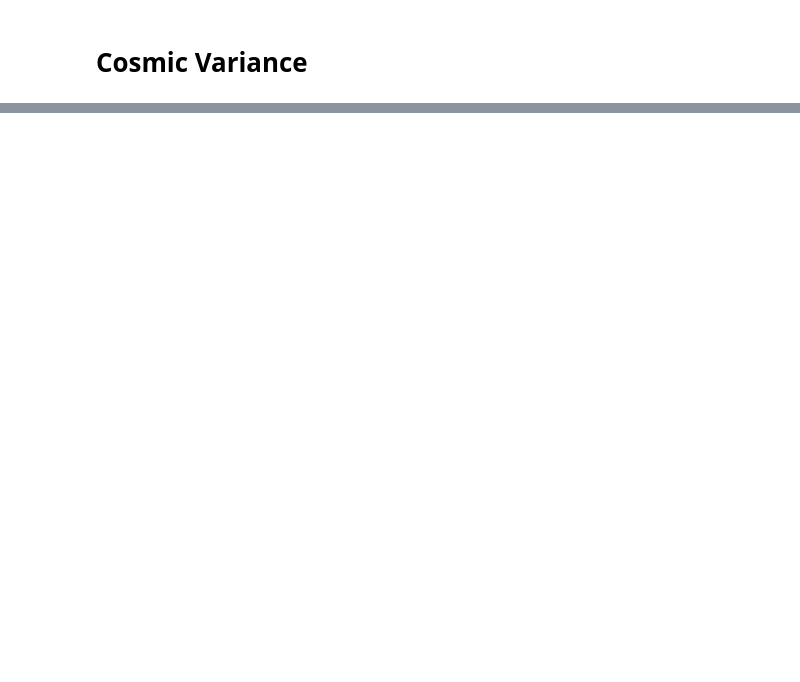
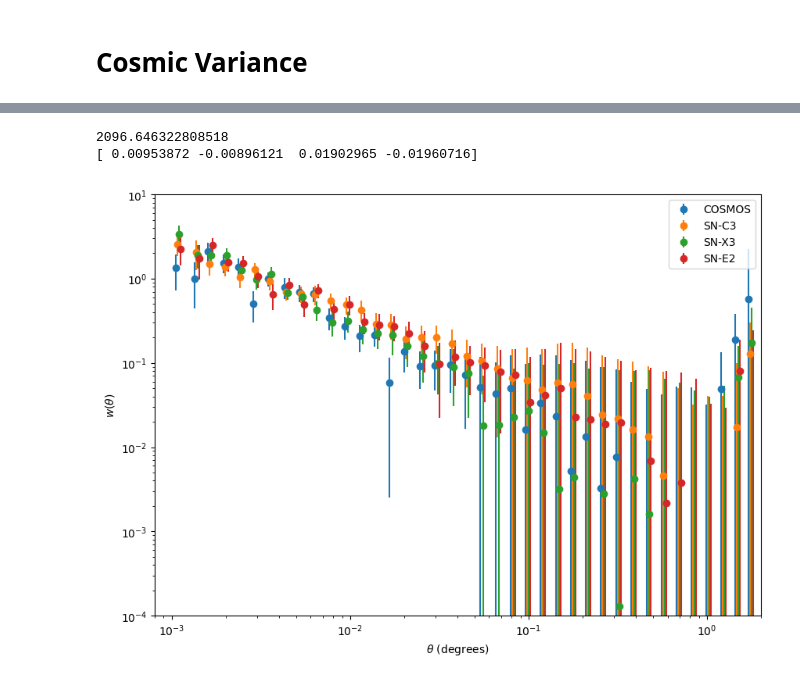
Before and after one commit to OtiliaIrina/Master_Thesis, a Jupyter notebook: Cosmic_Variance.ipynb, the cells around one changed output, grey strips where cells are left out. Saved outputs shown, nothing was run; the diff lists cells and outputs as text; code cells hidden in the pictures; blank space fills up the shorter version.

```diff
--- a/Cosmic_Variance.ipynb
+++ b/Cosmic_Variance.ipynb
@@ -88,0 +63,23 @@ Table length=329473
+# %%
+def get_w(cat, randoms):
+    data = treecorr.Catalog(ra=cat['ra'],dec=cat['dec'],
+                        ra_units='degrees', dec_units='degrees', npatch=50)
+    rand = treecorr.Catalog(ra=randoms['ra'],dec=randoms['dec'],
+                        ra_units='degrees', dec_units='degrees')
+
+    dd = treecorr.NNCorrelation(min_sep=0.001, max_sep=2., bin_size=0.2, sep_units='degrees', var_method='bootstrap')
+    #var_method='jackknife')
+    rr = treecorr.NNCorrelation(min_sep=0.001, max_sep=2., bin_size=0.2, sep_units='degrees')
+    dd.process(data)
+    rr.process(rand)
+    theta = np.exp(dd.meanlogr)
+    #print(dd[0],rr[0])
+
+    dr = treecorr.NNCorrelation(min_sep=0.001, max_sep=2., bin_size=0.2, sep_units='degrees')
+    dr.process(data, rand)
+
+    w, varw = dd.calculateXi(rr=rr, dr=dr)
+    #w.append(w_)
+    #varw.append(varw_)
+
+    return w, varw, theta, rr
@@ -88,0 +143,30 @@ Table length=329473
+# %%
+
+print(np.average(nobj/areas))
+nav = np.average(nobj/areas)
+
+# need the bias to get the overdensity
+b = 1.7
+del_b = ((nobj/areas)/nav - 1) / b
+print(del_b)
+# %% [output]
+2096.646322808518
+[ 0.00953872 -0.00896121  0.01902965 -0.01960716]
+# %%
+fig = plt.figure(figsize=[10,7])
+ax = fig.add_subplot(111)
+for i in range(4):
+    ax.errorbar(theta*(0.98+0.02*i), w[i], yerr=np.sqrt(varw[i]), fmt='o', label=names[i])
+#ax.errorbar(theta, w, yerr=varw, fmt='.', capsize=6, color='r')
+#ax.plot(theta, a_best*(theta)**-0.8,'k:')
+ax.set_xlabel(r'$\theta$ (degrees)')
+ax.set_ylabel(r'$w(\theta)$')
+ax.set_xscale('log')
+ax.set_yscale('log')
+ax.set_ylim([1e-4,10.])
+ax.set_xlim([8e-4,2.])
+ax.legend()
+#plt.savefig("Weird_X3_clustering.png")
+plt.show()
+# %% [output]
+[figure, added]
```
Also changed, not shown: parts of 14 cells of this notebook, 5 other files.
